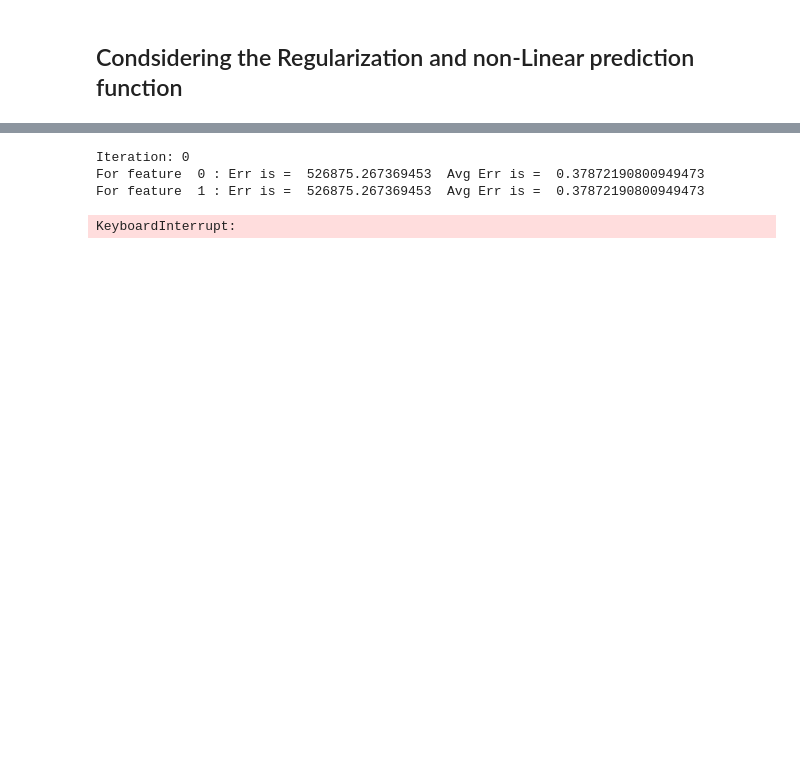
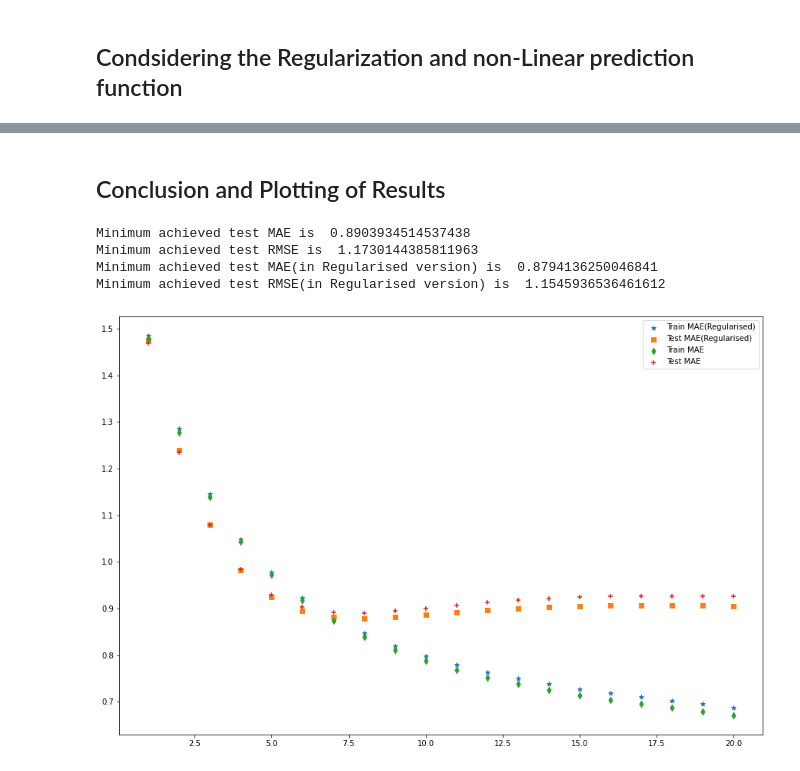
Before and after one commit to NeelMakadiya14/Music-Recommendation-System, a Jupyter notebook: Factorisation.ipynb, the cells around one changed output, grey strips where cells are left out. Cells and saved outputs as stored; diff of their text form; code cells hidden in the pictures; blank space fills up the shorter version.

```diff
--- a/Factorisation.ipynb
+++ b/Factorisation.ipynb
@@ -346,5 +324,5 @@ cols = totalSongs
 # Initializing song_feature matrix
 regularised_song_feature = [ [ 0.1 for i in range(cols) ] for j in range(rows) ]
 # %%
-K = 0.02
+K = 0.05
 # %%
@@ -390,26 +380,57 @@ For feature  9 : Err is =  1004913.6334026883  Avg Err is =  0.7223394837399902
+# %%
+regularised_train_mae_each_iteration = []
+regularised_test_mae_each_iteration = []
+regularised_train_rmse_each_iteration = []
+regularised_test_rmse_each_iteration = []
 # %%
-interation = 0
+iteration = 0
 
-while(interation < 1):
-    print("Iteration:", interation)
+while(iteration < 20):
+    print("Iteration:", iteration)
     for feature in range(no_features):
         err = 0
         for user in train_userToSongCount:
             for song in train_userToSongCount[user]:
                 temp = abs(train_regularization(user, song[0], song[1],feature,False))
-                if(temp != temp):
-                    print("temp ",temp)
-                    exit()
-                    break
+                rmse += temp*temp
                 err += temp
+
         avg_err = err / len(train_data)
-        print("For feature ", feature, ": Err is = ", err, " Avg Err is = ",avg_err)
+        rmse = (rmse/len(train_data))**(0.5)
+
         if(avg_err < 0.1):
             interation = 500
             break
-    interation += 1
+
+    test_rmse,test_mae = regularised_test()
+
+    regularised_train_mae_each_iteration.append(avg_err)
+    regularised_train_rmse_each_iteration.append(rmse)
+    regularised_test_mae_each_iteration.append(test_mae)
+    regularised_test_rmse_each_iteration.append(test_rmse)
+    print("Train_MAE =", avg_err,"  Train_RMSE =",rmse)
+    print("Test_MAE =", test_mae,"  Test_RMSE =",test_rmse)
+    iteration += 1
-# %% [output]
-Iteration: 0
-For feature  0 : Err is =  526875.267369453  Avg Err is =  0.37872190800949473
-For feature  1 : Err is =  526875.267369453  Avg Err is =  0.37872190800949473
-KeyboardInterrupt:
+# %% [markdown]
+## Conclusion and Plotting of Results
+# %%
+print("Minimum achieved test MAE is ",min(test_mae_each_iteration))
+print("Minimum achieved test RMSE is ",min(test_rmse_each_iteration))
+
+print("Minimum achieved test MAE(in Regularised version) is ",min(regularised_test_mae_each_iteration))
+print("Minimum achieved test RMSE(in Regularised version) is ",min(regularised_test_rmse_each_iteration))
+# %% [output]
+Minimum achieved test MAE is  0.8903934514537438
+Minimum achieved test RMSE is  1.1730144385811963
+Minimum achieved test MAE(in Regularised version) is  0.8794136250046841
+Minimum achieved test RMSE(in Regularised version) is  1.1545936536461612
+# %%
+plt.figure(figsize=(15,10))
+plt.scatter(range(1,21),regularised_train_mae_each_iteration,marker="*",label="Train MAE(Regularised)")
+plt.scatter(range(1,21),regularised_test_mae_each_iteration,marker="s",label="Test MAE(Regularised)")
+plt.scatter(range(1,21),train_mae_each_iteration,marker="d",label="Train MAE")
+plt.scatter(range(1,21),test_mae_each_iteration,marker="+",label="Test MAE")
+plt.legend()
+plt.show()
+# %% [output]
+[figure, added]
```
Also changed, not shown: parts of 35 cells of this notebook, 16 other files.
